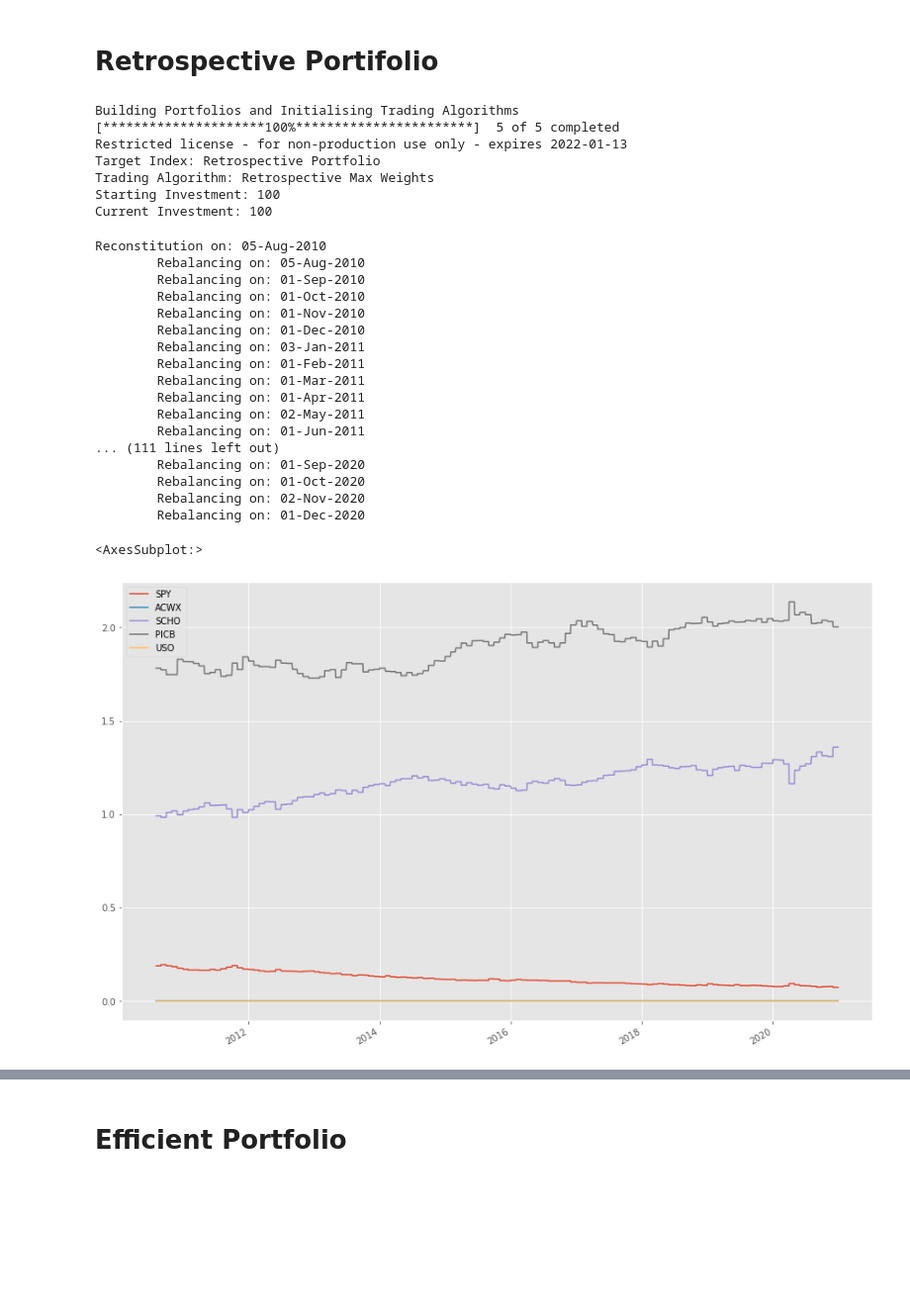
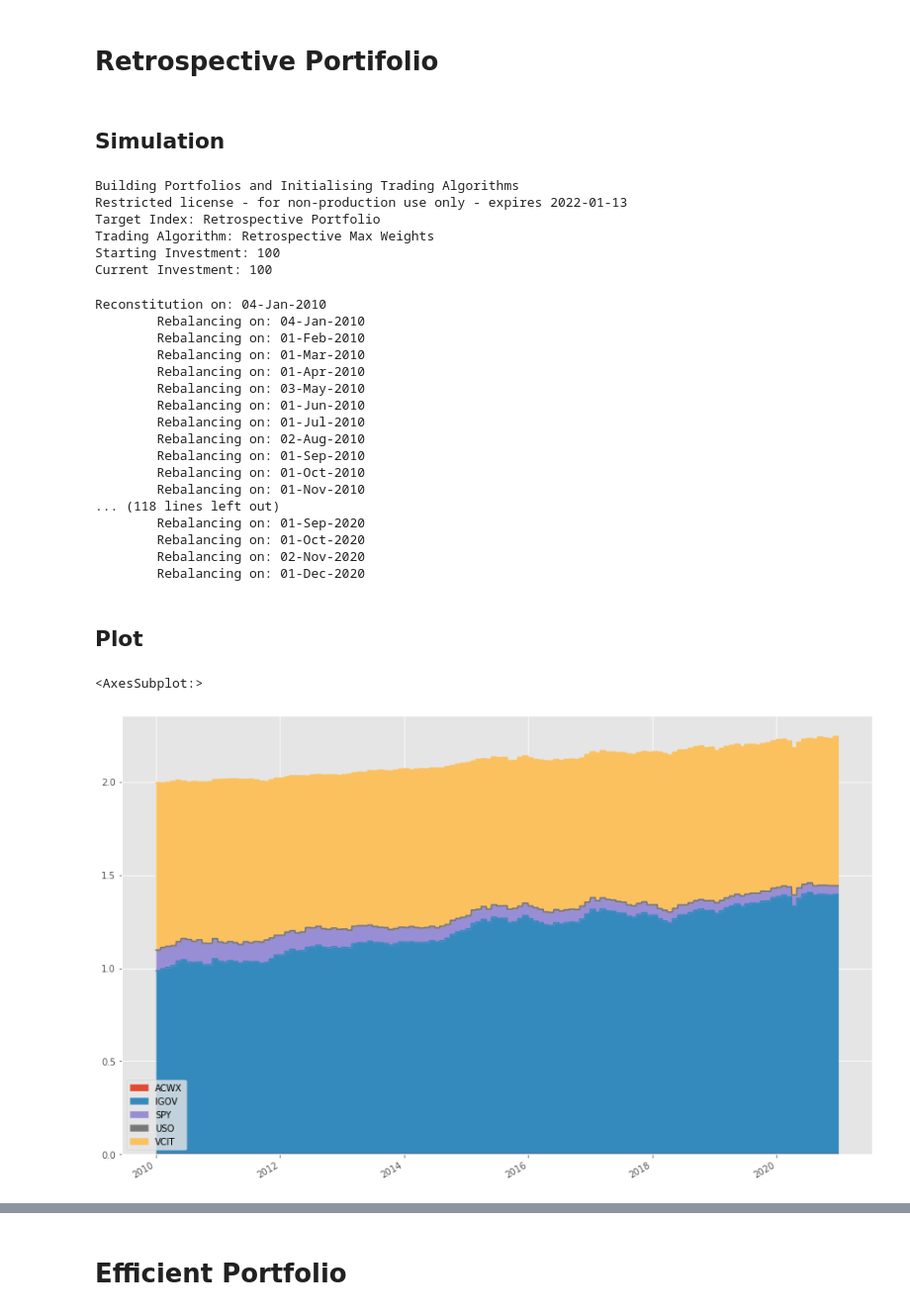
Before and after one commit to rohitashwachaks/finance, a Jupyter notebook: InvestmentStategies - Vito/HW3/portfolio.ipynb, the cells around one changed output, grey strips where cells are left out. Shown at 99% size. Drawn from its saved outputs; the diff is of its cells as text; code cells hidden in the pictures; blank space fills up the shorter version.

```diff
--- a/InvestmentStategies - Vito/HW3/portfolio.ipynb
+++ b/InvestmentStategies - Vito/HW3/portfolio.ipynb
@@ -91,0 +181,3 @@ portfolio_tickers = ["SPY","ACWX","SCHO","PICB","USO"]
+# %%
+portfolio_tickers = stock_data["close"].columns
+portfolio_tickers
@@ -126,10 +202,0 @@ dtype: float64
-# %%
-stock_data = stocks.download(" ".join(portfolio_tickers), start=start_date, end=end_date)[["Close","Dividends"]].dropna()
-stock_data.rename({"Close":"close","Dividends":"div"}, axis  =1, inplace= True)
-stock_data["close"].plot(figsize = (30,10))
-# stock_data.head()
-
-for tic in portfolio_tickers:
-    stock_data[("shares", tic)] = pd.Series([1]*len(stock_data.index), index= stock_data.index)
-
-stock_data.head()
@@ -231,15 +265,16 @@ plt.show()
 # %% [markdown]
 # Retrospective Portifolio
+# %% [markdown]
+## Simulation
 # %%
 retrospective_portfolio = Portfolio(target="Retrospective Portfolio",
                         tickerset= ticker_set, investment= 100,
                         trading_algo= "retrospective_sharpe_Algo", rebalance=1)
 
-retrospective_portfolio.trading_algo.init_params(ticker_list= portfolio_tickers, lever=0.3)
+retrospective_portfolio.trading_algo.init_params(dataset=stock_data["close"], ticker_list= portfolio_tickers, lever=0.3)
 retrospective_portfolio.echo()
 # %% [output]
 Building Portfolios and Initialising Trading Algorithms
-[*********************100%***********************]  5 of 5 completed
 Restricted license - for non-production use only - expires 2022-01-13
 Target Index: Retrospective Portfolio
 Trading Algorithm: Retrospective Max Weights
@@ -262,28 +297,30 @@ for date in stock_data.index:
     retrospective_returns[date] = returns
     retrospective_weights[date] = retrospective_portfolio.weights
 # %% [output]
-Reconstitution on: 05-Aug-2010
-        Rebalancing on: 05-Aug-2010
+Reconstitution on: 04-Jan-2010
+        Rebalancing on: 04-Jan-2010
+        Rebalancing on: 01-Feb-2010
+        Rebalancing on: 01-Mar-2010
+        Rebalancing on: 01-Apr-2010
+        Rebalancing on: 03-May-2010
+        Rebalancing on: 01-Jun-2010
+        Rebalancing on: 01-Jul-2010
+        Rebalancing on: 02-Aug-2010
         Rebalancing on: 01-Sep-2010
         Rebalancing on: 01-Oct-2010
         Rebalancing on: 01-Nov-2010
-        Rebalancing on: 01-Dec-2010
-        Rebalancing on: 03-Jan-2011
-        Rebalancing on: 01-Feb-2011
-        Rebalancing on: 01-Mar-2011
-        Rebalancing on: 01-Apr-2011
-        Rebalancing on: 02-May-2011
-        Rebalancing on: 01-Jun-2011
-... (111 lines left out)
+... (118 lines left out)
         Rebalancing on: 01-Sep-2020
         Rebalancing on: 01-Oct-2020
         Rebalancing on: 02-Nov-2020
         Rebalancing on: 01-Dec-2020
+# %% [markdown]
+## Plot
 # %%
-retrospective_weights.T.plot(figsize=(15,10))
+retrospective_weights.T.plot(figsize=(15,10), kind = "area")
 # %% [output]
 <AxesSubplot:>
-[figure, old version]
+[figure, new version]
 # %%
 plt.figure().set_size_inches(30, 10,  forward=True)
 
```
Also changed, not shown: parts of 55 cells of this notebook, 10 other files.
